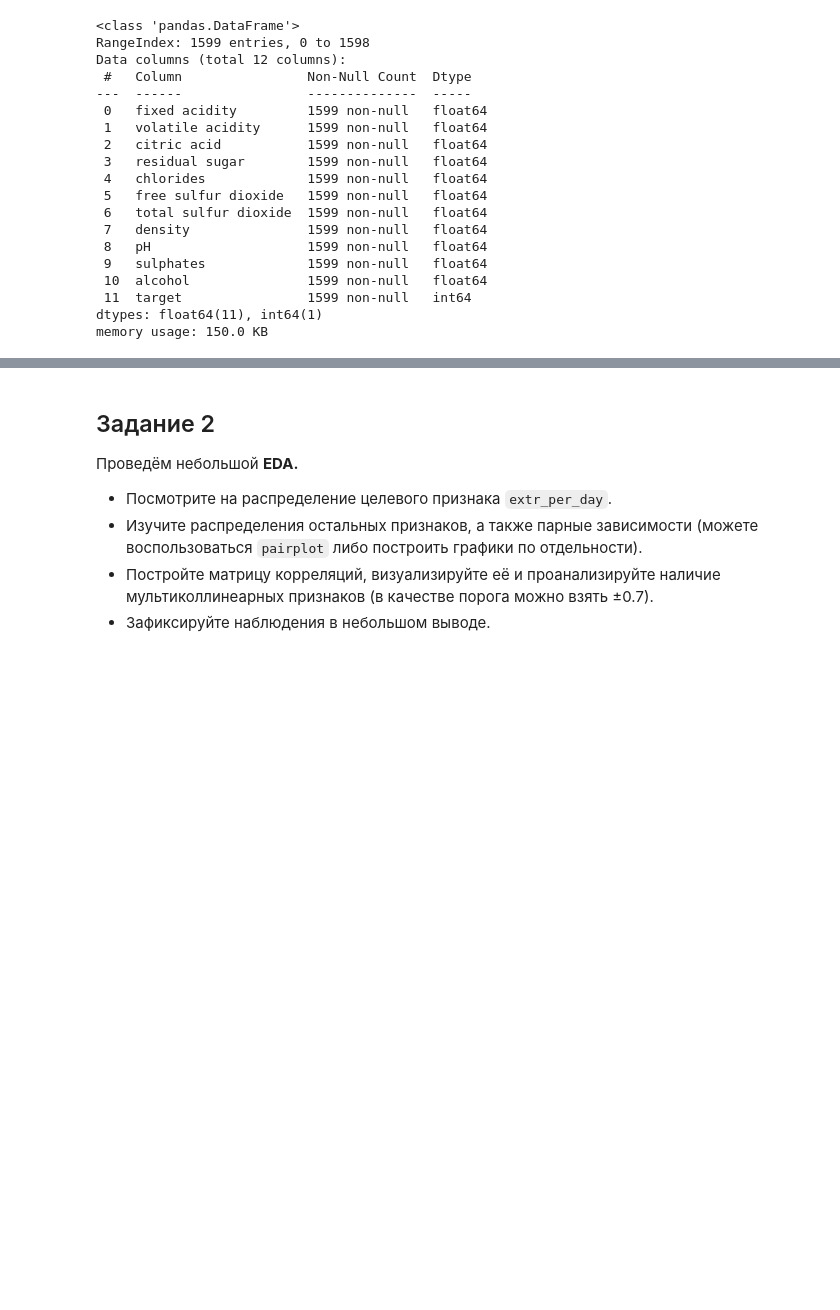
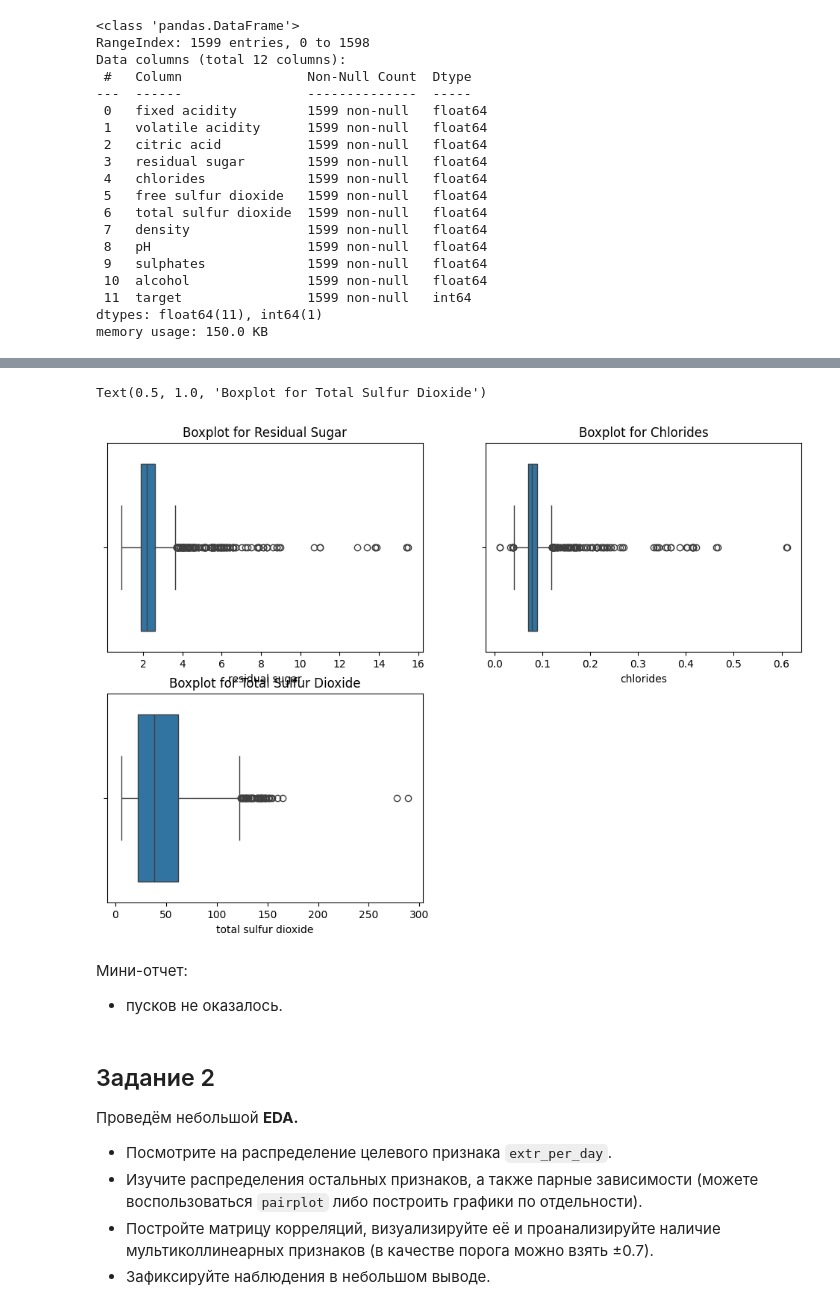
Before and after one commit to emkex/ai_engineer, a Jupyter notebook: 7_week/HW_ML_GD.ipynb, the cells around one changed output, grey strips where cells are left out. Cells and saved outputs as stored; diff of their text form; code cells hidden in the pictures; blank space fills up the shorter version.

```diff
--- a/7_week/HW_ML_GD.ipynb
+++ b/7_week/HW_ML_GD.ipynb
@@ -130,3 +211,23 @@ memory usage: 150.0 KB
+# %%
+# прковерка того, что я предположил как "возможные выбросы" (residual sugar, chlorides, free sulfur dioxide, total sulfur dioxide):
+
+# 3 boxplots для проверки наличия выбросов в столбцах "residual sugar", "chlorides", "free sulfur dioxide", "total sulfur dioxide"
+plt.figure(figsize=(12, 8))
+plt.subplot(2, 2, 1)
+sns.boxplot(x=df["residual sugar"])
+plt.title("Boxplot for Residual Sugar")
+plt.subplot(2, 2, 2)
+sns.boxplot(x=df["chlorides"])
+plt.title("Boxplot for Chlorides")
+plt.subplot(2, 2, 3)
+sns.boxplot(x=df["total sulfur dioxide"])
+plt.title("Boxplot for Total Sulfur Dioxide")
+# %% [output]
+Text(0.5, 1.0, 'Boxplot for Total Sulfur Dioxide')
+[figure, added]
+# %% [markdown]
+Мини-отчет:
+- пусков не оказалось.
 # %% [markdown]
 ## Задание 2
 
```
Also changed, not shown: parts of 9 cells of this notebook.
